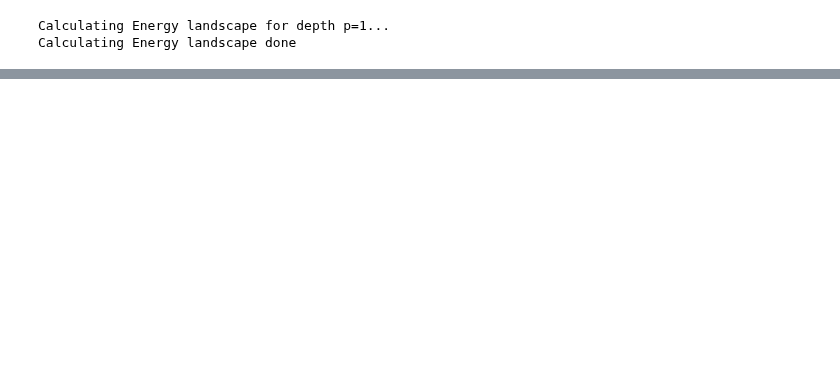
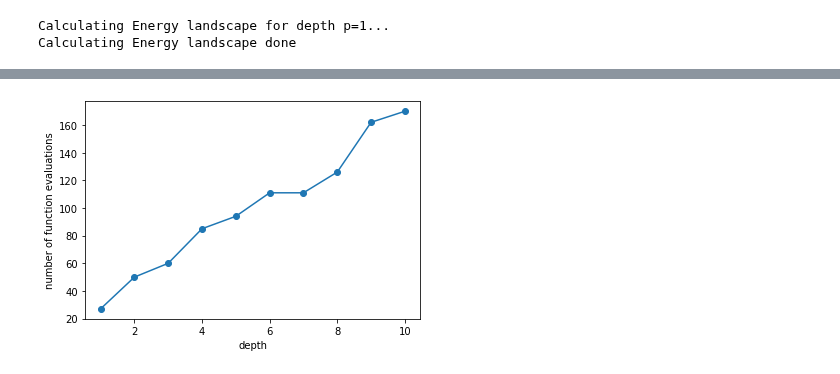
Before and after one commit to OpenQuantumComputing/optimization, a Jupyter notebook: MaxCut/21 nodes.ipynb, the cells around one changed output, grey strips where cells are left out. Saved outputs shown, nothing was run; the diff lists cells and outputs as text; code cells hidden in the pictures; blank space fills up the shorter version.

```diff
--- a/MaxCut/21 nodes.ipynb
+++ b/MaxCut/21 nodes.ipynb
@@ -89,0 +85,6 @@ pl.ylim(0,1.05)
+# %%
+_=pl.plot(np.arange(1,maxdepth+1),qaoamc.num_fval.values(),"o-")
+_=pl.ylabel('number of function evaluations')
+_=pl.xlabel('depth')
+# %% [output]
+[figure, added]
```
Also changed, not shown: parts of 6 cells of this notebook, 5 other files.
